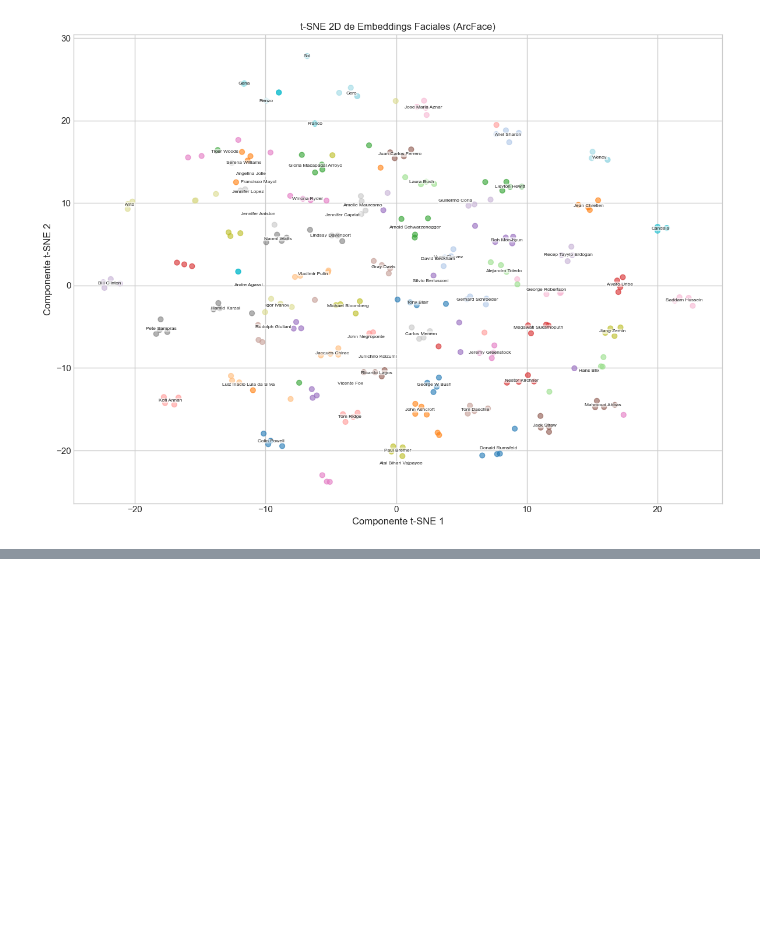
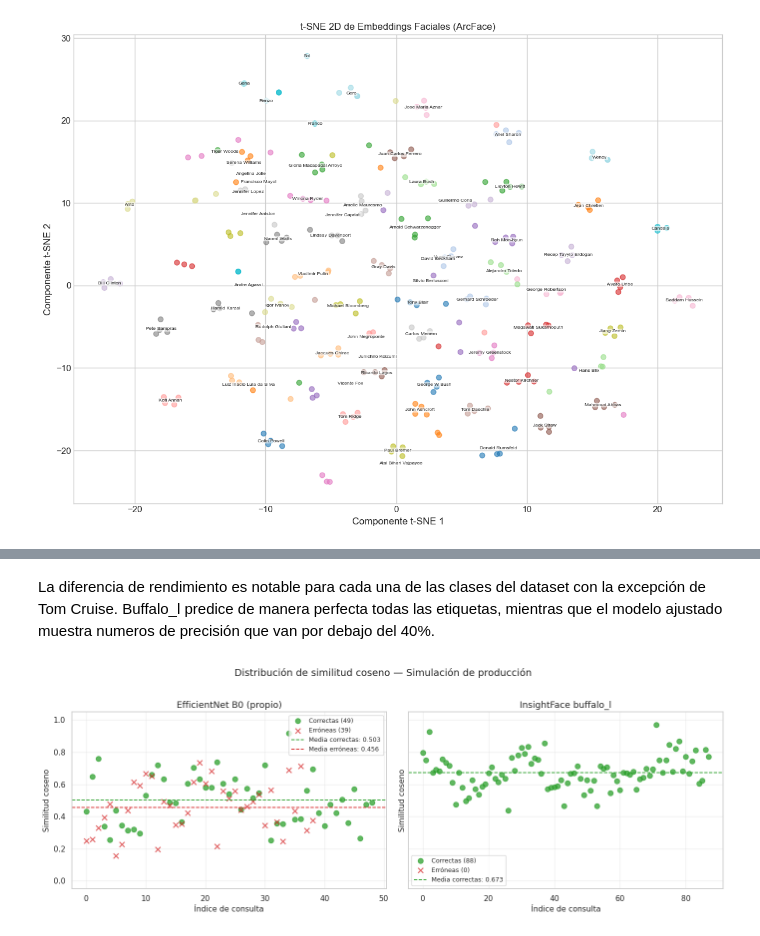
Before and after one commit to Juanmora29/tuia-face-recognition-app, a Jupyter notebook: train.ipynb, the cells around one changed output, grey strips where cells are left out. Saved outputs shown, nothing was run; the diff lists cells and outputs as text; code cells hidden in the pictures; blank space fills up the shorter version.

```diff
--- a/train.ipynb
+++ b/train.ipynb
@@ -895,0 +1378,39 @@ Calculando t-SNE en 2D...
+# %% [markdown]
+La diferencia de rendimiento es notable para cada una de las clases del dataset con la excepción de Tom Cruise. Buffalo_l predice de manera perfecta todas las etiquetas, mientras que el modelo ajustado muestra numeros de precisión que van por debajo del 40%.
+# %%
+# similitud coseno correctas (verde) vs erróneas (rojo)
+fig, axes = plt.subplots(1, 2, figsize=(14, 5), sharey=True)
+
+for ax, results, title in zip(
+    axes,
+    [results_own,     results_insight],
+    ["EfficientNet B0 (propio)", "InsightFace buffalo_l"]
+):
+    ok_sims  = [s for t,p,s,_ in results if t == p]
+    ko_sims  = [s for t,p,s,_ in results if t != p]
+
+    ax.scatter(range(len(ok_sims)), ok_sims, s=55, alpha=0.75,
+               color="#2ca02c", label=f"Correctas ({len(ok_sims)})")
+    ax.scatter(range(len(ko_sims)), ko_sims, s=55, alpha=0.75,
+               color="#d62728", marker="x", label=f"Erróneas ({len(ko_sims)})")
+
+    for sims, color, tag in [(ok_sims,"#2ca02c","correctas"),
+                              (ko_sims,"#d62728","erróneas")]:
+        if sims:
+            m = np.mean(sims)
+            ax.axhline(m, color=color, linestyle="--", lw=1.3,
+                       label=f"Media {tag}: {m:.3f}")
+
+    ax.set_title(title, fontsize=13)
+    ax.set_xlabel("Índice de consulta", fontsize=11)
+    ax.set_ylabel("Similitud coseno",   fontsize=11)
+    ax.set_ylim(-0.05, 1.05)
+    ax.legend(fontsize=9)
+    ax.grid(alpha=0.3)
+
+fig.suptitle("Distribución de similitud coseno — Simulación de producción",
+             fontsize=14, y=1.02)
+plt.tight_layout()
+plt.show()
+# %% [output]
+[figure, added]
```
Also changed, not shown: parts of 35 cells of this notebook, 2 other files.
